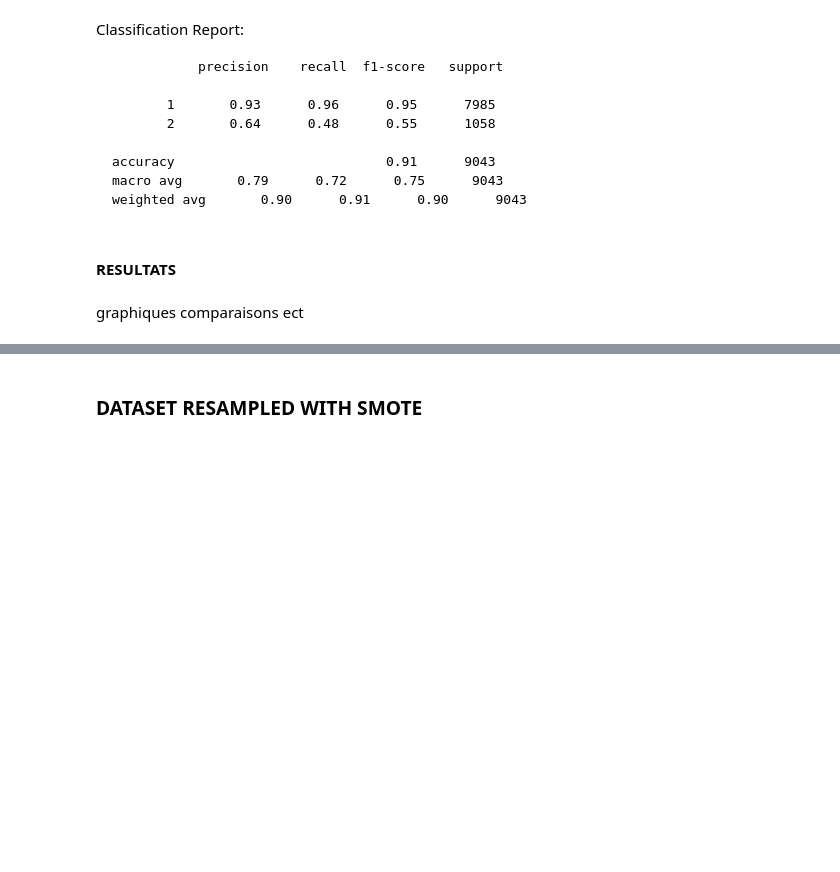
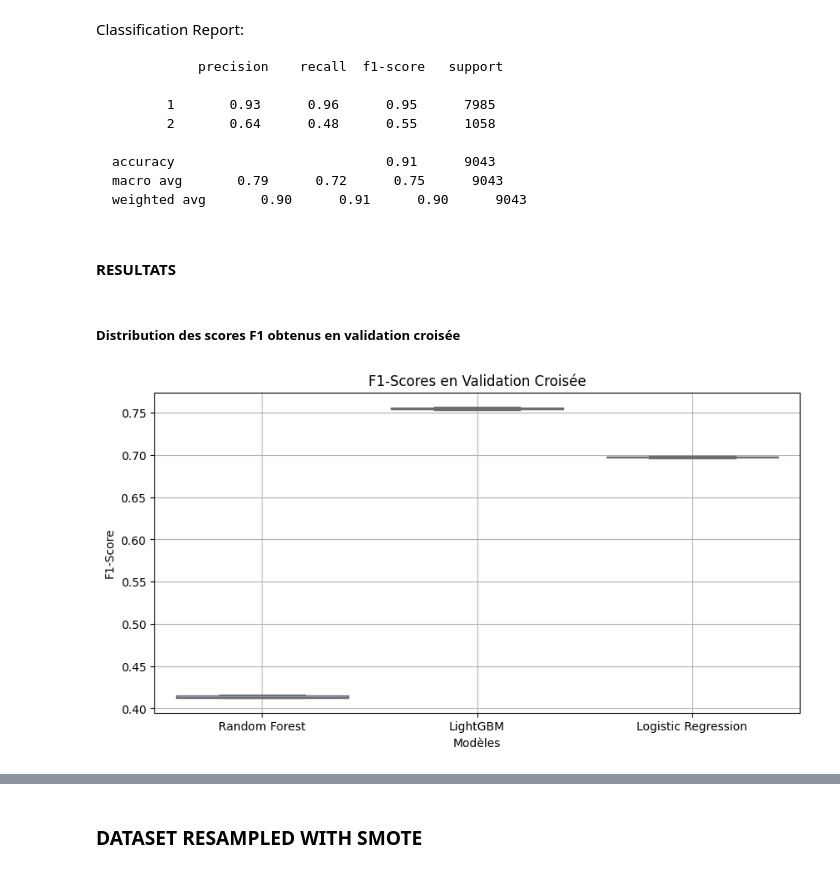
Before and after one commit to Dhoulnoun/fairuz-ML-project, a Jupyter notebook: fairuz.ipynb, the cells around one changed output, grey strips where cells are left out. Saved outputs shown, nothing was run; the diff lists cells and outputs as text; code cells hidden in the pictures; blank space fills up the shorter version.

```diff
--- a/fairuz.ipynb
+++ b/fairuz.ipynb
@@ -755,5 +732,24 @@ Classification Report:
     weighted avg       0.90      0.91      0.90      9043
 # %% [markdown]
 #### RESULTATS
-# %% [markdown]
-graphiques comparaisons ect
+# %% [markdown]
+##### Distribution des scores F1 obtenus en validation croisée
+# %%
+# Scores obtenus en validation croisée
+models = ["Random Forest", "LightGBM", "Logistic Regression"]
+f1_scores = [
+    [0.413, 0.412, 0.415, 0.416, 0.412],  # Random Forest
+    [0.754, 0.755, 0.756, 0.753, 0.757],  # LightGBM
+    [0.698, 0.697, 0.699, 0.696, 0.698]   # Logistic Regression
+]
+
+plt.figure(figsize=(10, 5))
+sns.boxplot(data=f1_scores, palette="coolwarm")
+plt.xticks(range(3), models)
+plt.title("F1-Scores en Validation Croisée")
+plt.ylabel("F1-Score")
+plt.xlabel("Modèles")
+plt.grid()
+plt.show()
+# %% [output]
+[figure, added]
```
Also changed, not shown: parts of 40 cells of this notebook.
